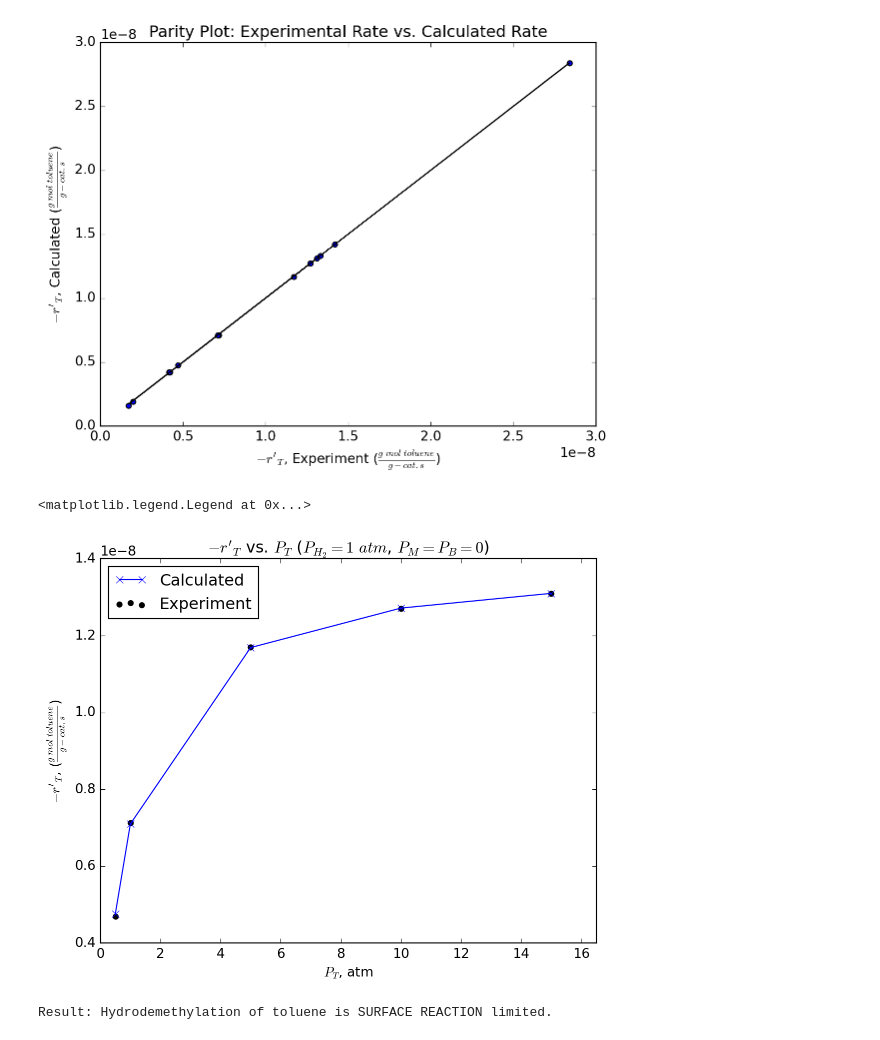
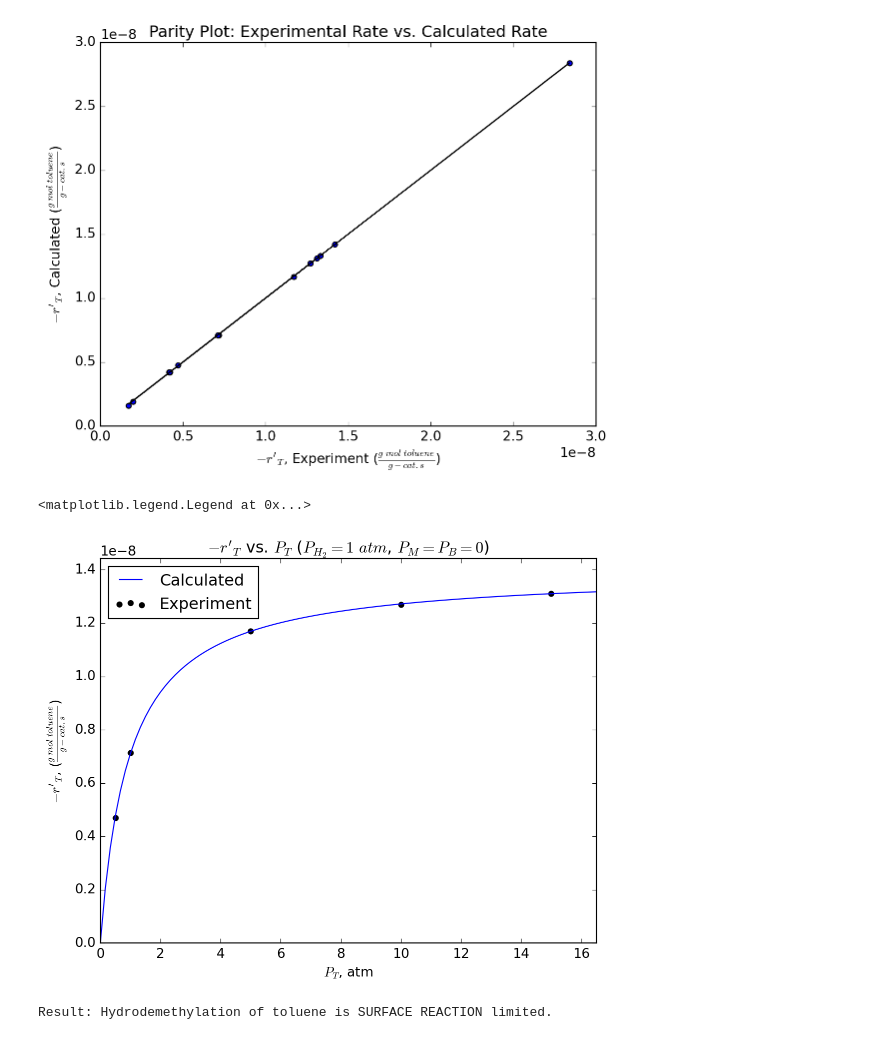
Before and after one commit to aakanksha-gubbala/processSimulation, a Jupyter notebook: Assignment 1/Assignment_1.ipynb, the cells around one changed output. Drawn from its saved outputs; the diff is of its cells as text; code cells hidden in the pictures.

```diff
--- a/Assignment 1/Assignment_1.ipynb
+++ b/Assignment 1/Assignment_1.ipynb
@@ -168,22 +169,23 @@ $\displaystyle R^2 = 0.9999510288055501$
 # %%
 p_x = df['pT'][9:14]
 r_y = df['r'][9:14]
 
-x = [df['pT'], df['pH2'], df['pM'], df['pB']]
+pT = np.linspace(0, 1.1*max(p_x), 100)
 
-r_cal = srxn.RateLaw(x, k, K_T, K_B)
+r_cal = k * pT / (1 + K_T * pT)
 
 plt.figure(facecolor="white")
 plt.title(r"$-r'_T$ vs. $P_T$ ($P_{H_2} = 1\ atm$, $P_M = P_B = 0$)")
-plt.plot(p_x, r_cal[9:14], marker='x', label='Calculated')
+plt.plot(pT, r_cal, label='Calculated')
 plt.scatter(p_x, r_y, color='black', label='Experiment')
 plt.xlabel(r"$P_T$, atm")
 plt.xlim(0, 1.1 * max(p_x))
+plt.ylim(0, 1.1 * max(r_y))
 plt.ylabel(r"$-r'_{T}$, ($\frac{g\ mol\ toluene}{g-cat.s}$)")
 plt.legend(loc="best")
 # %% [output]
 <matplotlib.legend.Legend at 0x...>
-[figure, old version]
+[figure, new version]
 # %%
 strings = ['ADSORPTION limited', 'SURFACE REACTION limited', 'DESORPTION limited']
 accuracy = np.array([ads.getAccuracy(), srxn.getAccuracy(), ds.getAccuracy()])
```
Also changed, not shown: parts of 1 cell of this notebook, 1 other file.
